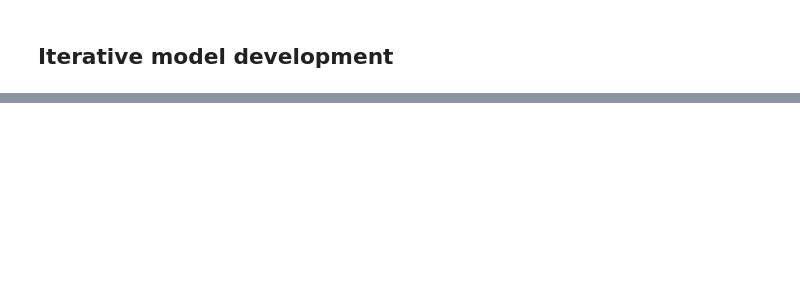
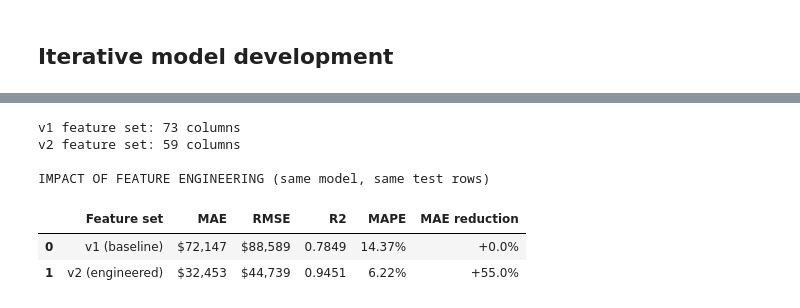
Before and after one commit to Timyi06/TimyiMLDPProject, a Jupyter notebook: MLDP Program Codes Submission Template.ipynb, the cells around one changed output, grey strips where cells are left out. Cells and saved outputs as stored; diff of their text form; code cells hidden in the pictures; blank space fills up the shorter version.

```diff
--- a/MLDP Program Codes Submission Template.ipynb
+++ b/MLDP Program Codes Submission Template.ipynb
@@ -539,0 +586,51 @@ I picked HistGradientBoostingRegressor over the alternative models for several c
+# %%
+## 6.2 Feature Selection and Re-evaluation
+
+
+numeric_v2 = ["floor_area_sqm", "storey_mid", "remaining_lease_months",
+              "flat_age", "months_since_2017"]
+categorical_v2 = ["town", "flat_type", "flat_model"]
+
+X_v2 = pd.get_dummies(df_fe[numeric_v2 + categorical_v2],
+                      columns=categorical_v2, drop_first=False)
+
+## Identical random_state so v1 and v2 are compared on the SAME test rows.
+X_train_v2, X_test_v2, y_train_v2, y_test_v2 = train_test_split(
+    X_v2, y, test_size=0.2, random_state=42)
+
+print(f"v1 feature set: {X.shape[1]} columns")
+print(f"v2 feature set: {X_v2.shape[1]} columns\n")
+
+## Retrain the SELECTED model on the new features - same settings, only features changed,
+## so any difference is attributable to feature engineering alone.
+hgb_v2 = HistGradientBoostingRegressor(random_state=42)
+hgb_v2.fit(X_train_v2, y_train_v2)
+preds_v2 = hgb_v2.predict(X_test_v2)
+
+v1_row = results_df[results_df["Model"] == "HistGradientBoosting"].iloc[0]
+comparison = pd.DataFrame([
+    {"Feature set": "v1 (baseline)",  "MAE": v1_row["MAE"], "RMSE": v1_row["RMSE"],
+     "R2": v1_row["R2"], "MAPE": v1_row["MAPE"]},
+    {"Feature set": "v2 (engineered)", "MAE": mean_absolute_error(y_test_v2, preds_v2),
+     "RMSE": mean_squared_error(y_test_v2, preds_v2) ** 0.5,
+     "R2": r2_score(y_test_v2, preds_v2),
+     "MAPE": np.mean(np.abs((y_test_v2 - preds_v2) / y_test_v2)) * 100},
+])
+comparison["MAE reduction"] = (1 - comparison["MAE"] / comparison["MAE"].iloc[0]) * 100
+
+print("IMPACT OF FEATURE ENGINEERING (same model, same test rows)")
+disp = comparison.copy()
+disp["MAE"]  = disp["MAE"].map("${:,.0f}".format)
+disp["RMSE"] = disp["RMSE"].map("${:,.0f}".format)
+disp["R2"]   = disp["R2"].map("{:.4f}".format)
+disp["MAPE"] = disp["MAPE"].map("{:.2f}%".format)
+disp["MAE reduction"] = disp["MAE reduction"].map("{:+.1f}%".format)
+display(disp)
+# %% [output]
+v1 feature set: 73 columns
+v2 feature set: 59 columns
+
+IMPACT OF FEATURE ENGINEERING (same model, same test rows)
+|  | Feature set | MAE | RMSE | R2 | MAPE | MAE reduction |
+| 0 | v1 (baseline) | $72,147 | $88,589 | 0.7849 | 14.37% | +0.0% |
+| 1 | v2 (engineered) | $32,453 | $44,739 | 0.9451 | 6.22% | +55.0% |
```
Also changed, not shown: parts of 12 cells of this notebook, 4 other files.
